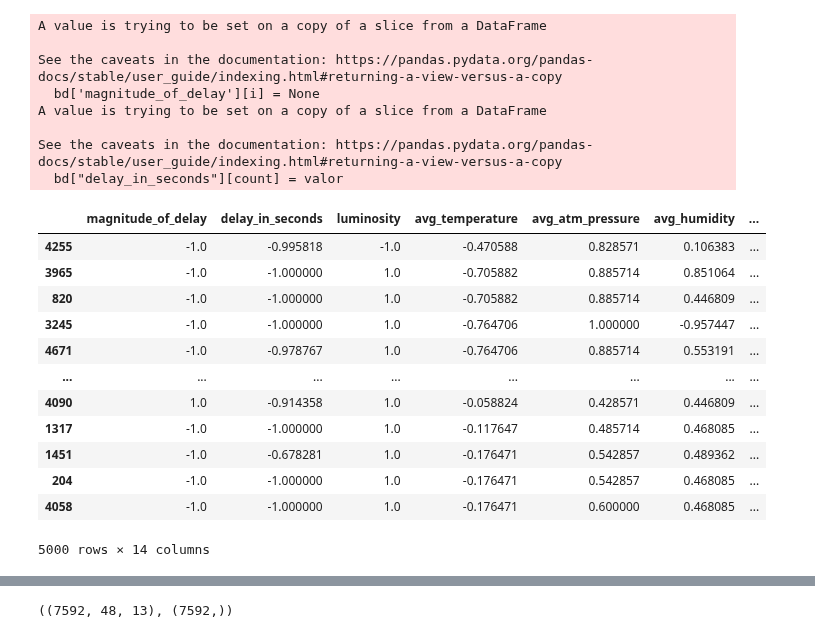
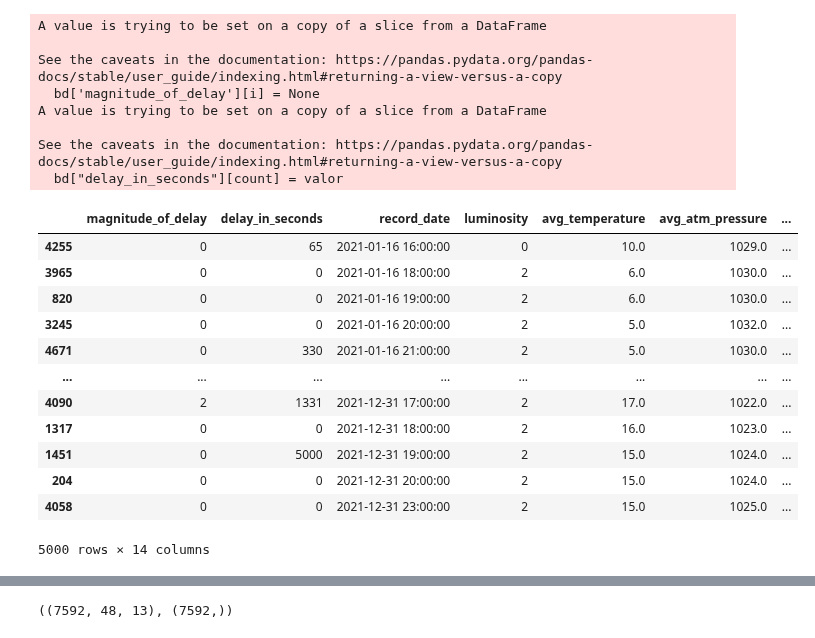
Before and after one commit to SendNugg3ts/CSC, a Jupyter notebook: ModeloKaggleLSTM.ipynb, the cells around one changed output, grey strips where cells are left out. Cells and saved outputs as stored; diff of their text form; code cells hidden in the pictures.

```diff
--- a/ModeloKaggleLSTM.ipynb
+++ b/ModeloKaggleLSTM.ipynb
@@ -20,44 +20,43 @@ bd = pd.read_csv(r"training_data.csv")
 # %%
 bd = pd.read_csv(r"training_data.csv")
 
 def tratar_dados(bd):
     bd = ordernar(bd)
     bd = RoadsCleaner(bd)
     #bd = data(bd)
     bd = valores_em_falta(bd)
     bd = eliminar(bd)
     bd = incidentsNumbers(bd)
     bd = luminosidade(bd)
     bd = rainNumbers(bd)
     bd = delayNumbers(bd)
     bd = removeOutlier(bd)
     indice_treino, indice_val=split_data(bd, perc=10)
-    escala, bd = data_normalization(bd, norm_range=(-1, 1))
-    return bd,indice_treino,indice_val,escala
+    return bd,indice_treino,indice_val
 
-bd,indice_treino,indice_val,escala=tratar_dados(bd)
+bd,indice_treino,indice_val=tratar_dados(bd)
 bd
 # %% [output]
 A value is trying to be set on a copy of a slice from a DataFrame
 
 See the caveats in the documentation: https://pandas.pydata.org/pandas-docs/stable/user_guide/indexing.html#returning-a-view-versus-a-copy
   bd['magnitude_of_delay'][i] = None
 A value is trying to be set on a copy of a slice from a DataFrame
 
 See the caveats in the documentation: https://pandas.pydata.org/pandas-docs/stable/user_guide/indexing.html#returning-a-view-versus-a-copy
   bd["delay_in_seconds"][count] = valor
-|  | magnitude_of_delay | delay_in_seconds | luminosity | avg_temperature | avg_atm_pressure | avg_humidity | ... |
-| 4255 | -1.0 | -0.995818 | -1.0 | -0.470588 | 0.828571 | 0.106383 | ... |
-| 3965 | -1.0 | -1.000000 | 1.0 | -0.705882 | 0.885714 | 0.851064 | ... |
-| 820 | -1.0 | -1.000000 | 1.0 | -0.705882 | 0.885714 | 0.446809 | ... |
-| 3245 | -1.0 | -1.000000 | 1.0 | -0.764706 | 1.000000 | -0.957447 | ... |
-| 4671 | -1.0 | -0.978767 | 1.0 | -0.764706 | 0.885714 | 0.553191 | ... |
+|  | magnitude_of_delay | delay_in_seconds | record_date | luminosity | avg_temperature | avg_atm_pressure | ... |
+| 4255 | 0 | 65 | 2021-01-16 16:00:00 | 0 | 10.0 | 1029.0 | ... |
+| 3965 | 0 | 0 | 2021-01-16 18:00:00 | 2 | 6.0 | 1030.0 | ... |
+| 820 | 0 | 0 | 2021-01-16 19:00:00 | 2 | 6.0 | 1030.0 | ... |
+| 3245 | 0 | 0 | 2021-01-16 20:00:00 | 2 | 5.0 | 1032.0 | ... |
+| 4671 | 0 | 330 | 2021-01-16 21:00:00 | 2 | 5.0 | 1030.0 | ... |
 | ... | ... | ... | ... | ... | ... | ... | ... |
-| 4090 | 1.0 | -0.914358 | 1.0 | -0.058824 | 0.428571 | 0.446809 | ... |
-| 1317 | -1.0 | -1.000000 | 1.0 | -0.117647 | 0.485714 | 0.468085 | ... |
-| 1451 | -1.0 | -0.678281 | 1.0 | -0.176471 | 0.542857 | 0.489362 | ... |
-| 204 | -1.0 | -1.000000 | 1.0 | -0.176471 | 0.542857 | 0.468085 | ... |
-| 4058 | -1.0 | -1.000000 | 1.0 | -0.176471 | 0.600000 | 0.468085 | ... |
+| 4090 | 2 | 1331 | 2021-12-31 17:00:00 | 2 | 17.0 | 1022.0 | ... |
+| 1317 | 0 | 0 | 2021-12-31 18:00:00 | 2 | 16.0 | 1023.0 | ... |
+| 1451 | 0 | 5000 | 2021-12-31 19:00:00 | 2 | 15.0 | 1024.0 | ... |
+| 204 | 0 | 0 | 2021-12-31 20:00:00 | 2 | 15.0 | 1024.0 | ... |
+| 4058 | 0 | 0 | 2021-12-31 23:00:00 | 2 | 15.0 | 1025.0 | ... |
 5000 rows × 14 columns
 # %%
 bd.index = pd.to_datetime(bd["record_date"], format="%Y-%m-%d %H:%M:00")
```
Also changed, not shown: parts of 13 cells of this notebook, 9 other files.
